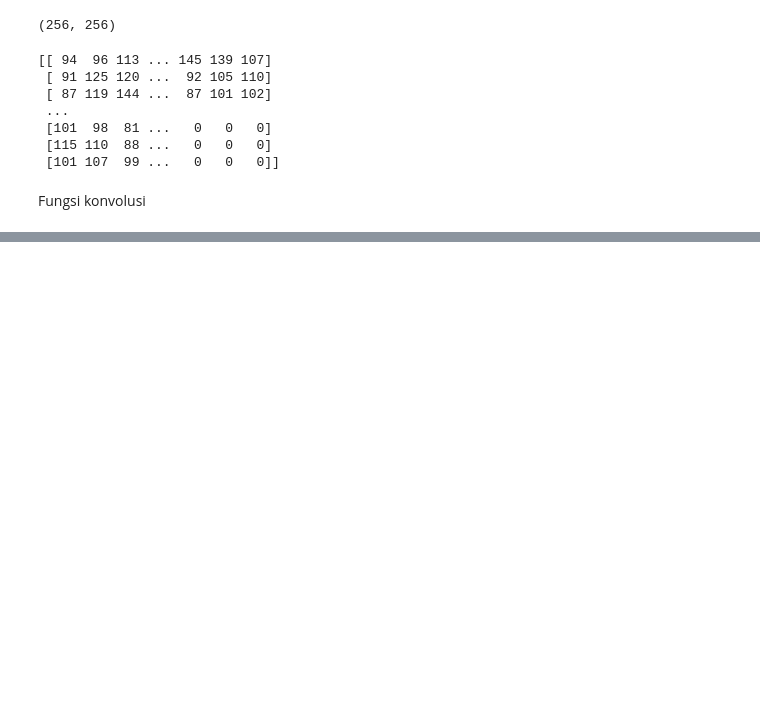
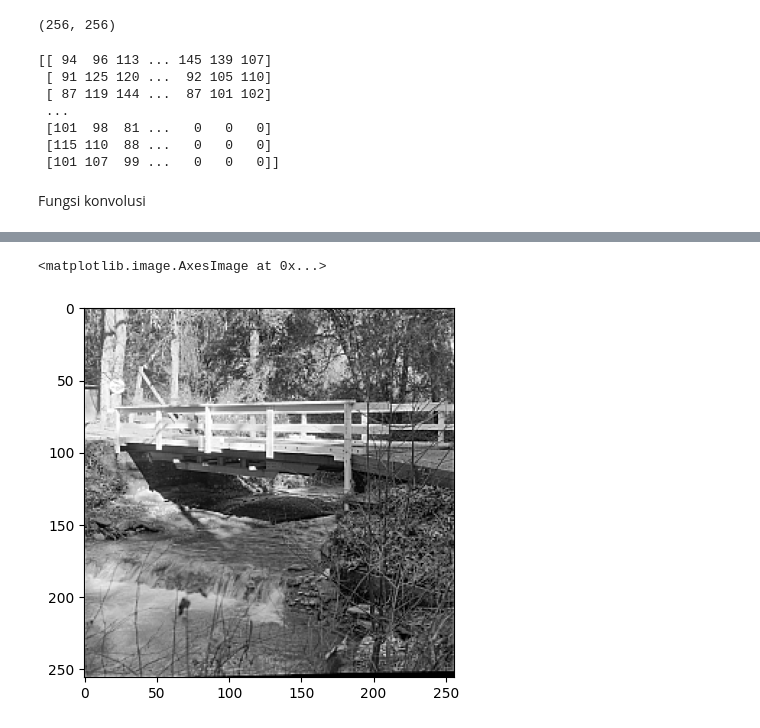
Before and after one commit to nyayuchika/pcd-coursework, a Jupyter notebook: PCD_Assignment02.ipynb, the cells around one changed output, grey strips where cells are left out. Saved outputs shown, nothing was run; the diff lists cells and outputs as text; code cells hidden in the pictures; blank space fills up the shorter version.

```diff
--- a/PCD_Assignment02.ipynb
+++ b/PCD_Assignment02.ipynb
@@ -115,0 +231,2 @@ print(sharpen_kernel,'\n')
+# %%
+baris_img, kolom_img = img.shape
@@ -115,0 +239,17 @@ print(sharpen_kernel,'\n')
+# %%
+sharpened = []
+for i in range(baris_img):
+  membentuk_sharpened = []
+  for j in range(kolom_img):
+    operasi_sharpened = img[i][j] + (img[i][j] - blur_konvolusi[i][j])
+    if operasi_sharpened < 0:
+      operasi_sharpened = 0
+    elif operasi_sharpened > 255:
+      operasi_sharpened = 255
+    membentuk_sharpened.append(operasi_sharpened)
+  sharpened.append(membentuk_sharpened)
+
+plt.imshow(sharpened, cmap='gray')
+# %% [output]
+<matplotlib.image.AxesImage at 0x...>
+[figure, added]
```
Also changed, not shown: parts of 11 cells of this notebook.
